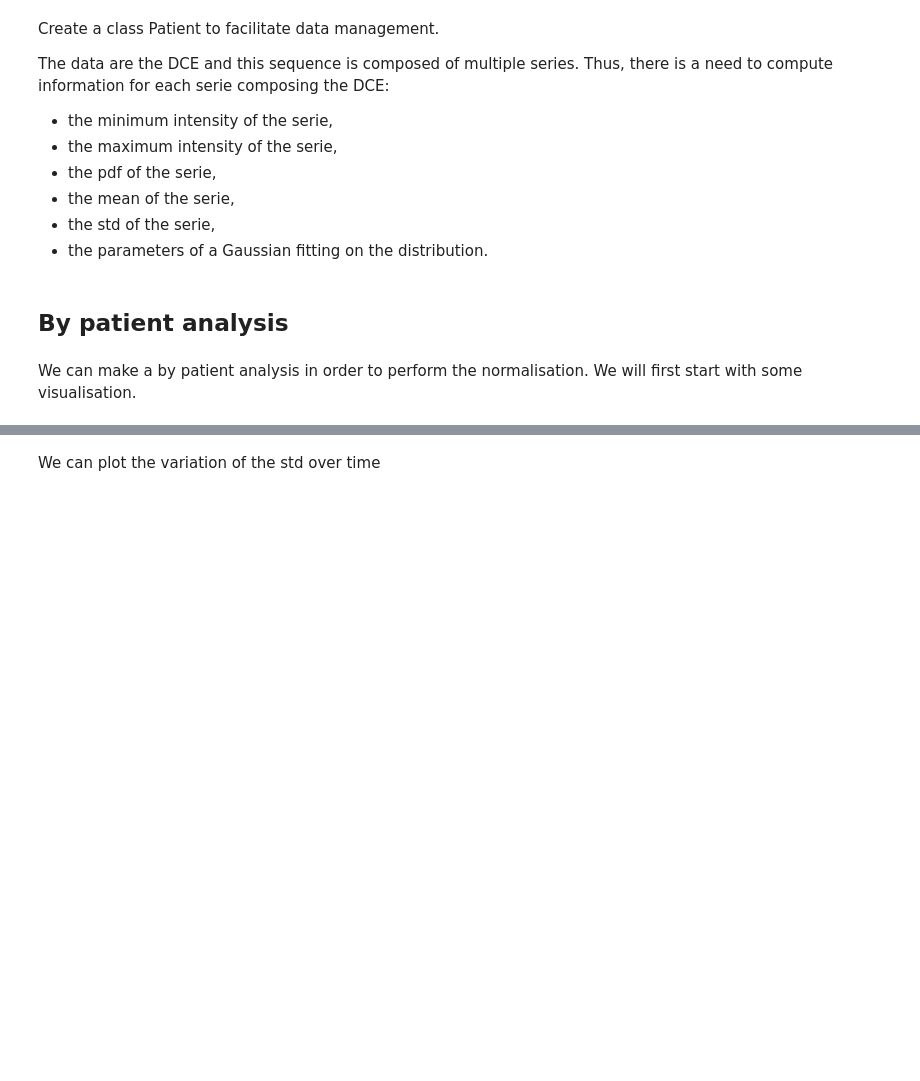
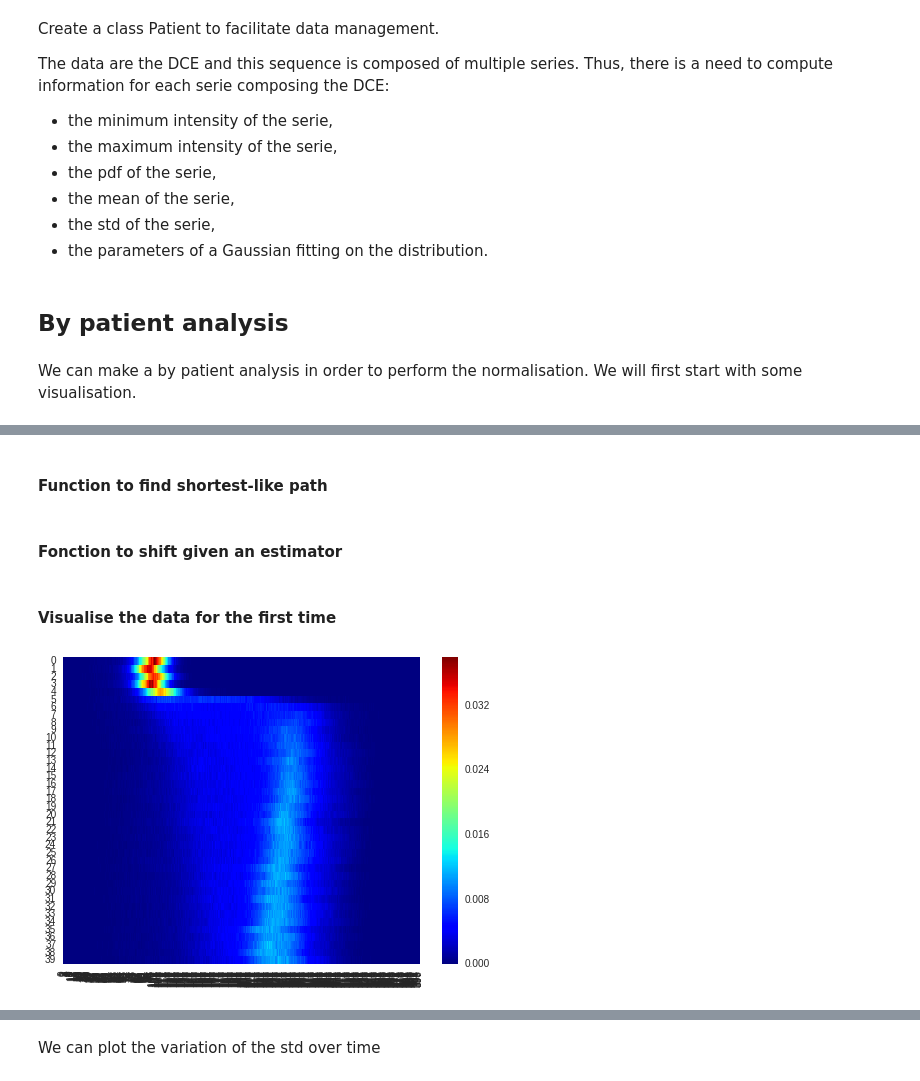
Before and after one commit to I2Cvb/prostate, a Jupyter notebook: notebook/normalisation-dce.ipynb, the cells around one changed output, grey strips where cells are left out. Saved outputs shown, nothing was run; the diff lists cells and outputs as text; code cells hidden in the pictures; blank space fills up the shorter version.

```diff
--- a/notebook/normalisation-dce.ipynb
+++ b/notebook/normalisation-dce.ipynb
@@ -131,0 +134,3 @@ We can make a by patient analysis in order to perform the normalisation. We will
+# %%
+# Define the patient that we want to processed
+pat_vis = 1
@@ -131,0 +139,26 @@ We can make a by patient analysis in order to perform the normalisation. We will
+# %%
+def build_heatmap(patient):
+    # We need to shift the minimum value of the dataset to zero first
+    ### Find the absolute minimum and maximum over the different series
+    pt_min_intensity = min(patient.min_int_serie)
+    pt_max_intensity = max(patient.max_int_serie)
+    ### Define the maximum range of values necessary
+    range_intensities = pt_max_intensity - pt_min_intensity
+
+    # Allocate the heatmap
+    heatmap = np.zeros((len(patient.pdf_serie), int(range_intensities)))
+
+    # Build the heatmap
+    ### For each serie
+    for s in range(len(patient.pdf_serie)):
+
+        # Define the size of the current pdf
+        arr_sz = int(patient.max_int_serie[s] - patient.min_int_serie[s])
+        # Compute the necessary offset from which the pdf has to be shifted
+        offset = int(patient.min_int_serie[s] - pt_min_intensity)
+        r = range(int(offset), arr_sz + int(offset))
+
+        heatmap[s, range(offset, arr_sz + offset)] = patient.pdf_serie[s]
+
+    # Return the heatmap
+    return heatmap
@@ -131,0 +189,2 @@ We can make a by patient analysis in order to perform the normalisation. We will
+# %% [markdown]
+#### Function to find shortest-like path
@@ -131,0 +258,2 @@ We can make a by patient analysis in order to perform the normalisation. We will
+# %% [markdown]
+#### Fonction to shift given an estimator
@@ -131,0 +277,6 @@ We can make a by patient analysis in order to perform the normalisation. We will
+# %% [markdown]
+#### Visualise the data for the first time
+# %%
+ax = sns.heatmap(build_heatmap(patient_list[pat_vis]), cmap="jet")
+# %% [output]
+[figure, added]
```
Also changed, not shown: parts of 25 cells of this notebook.
